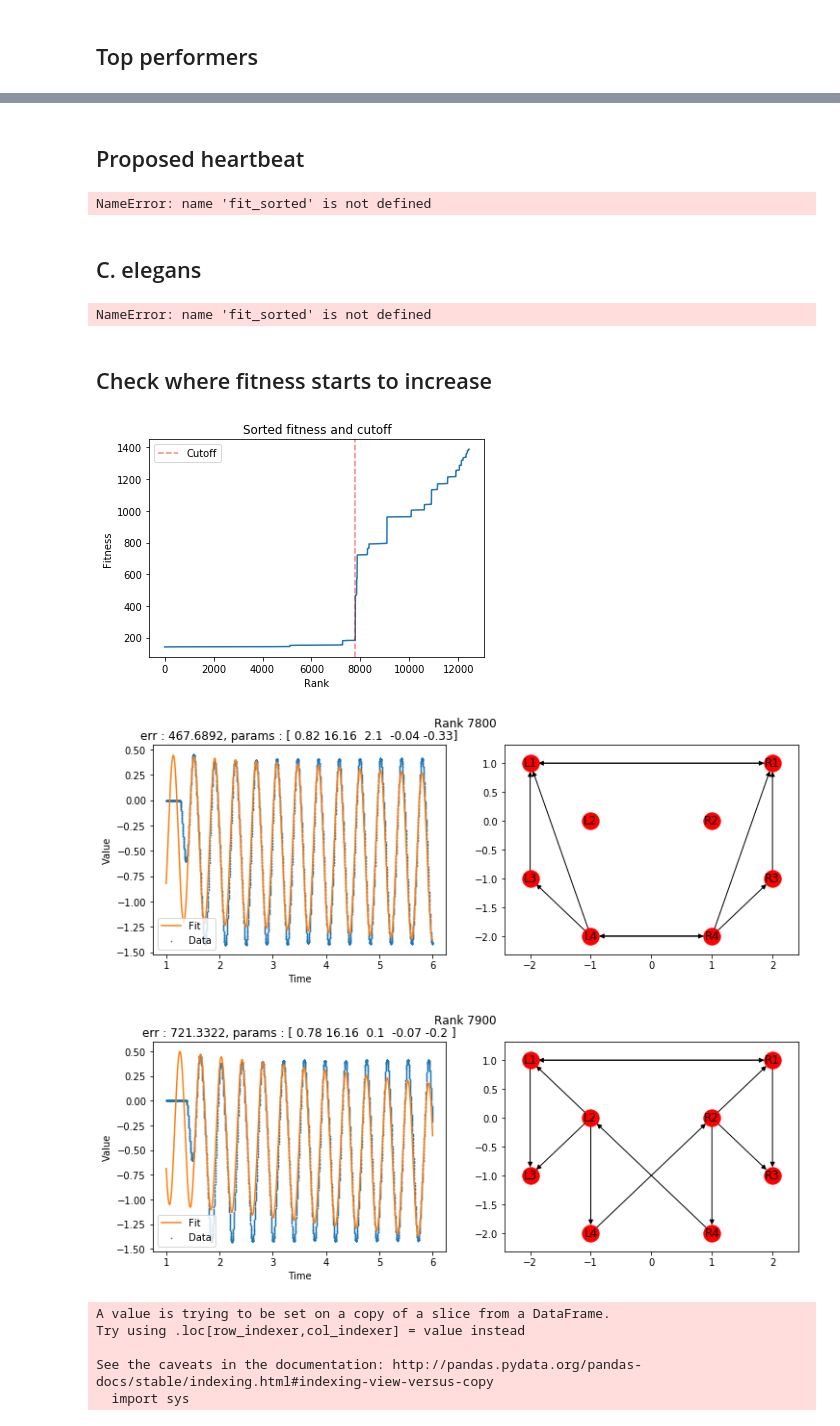
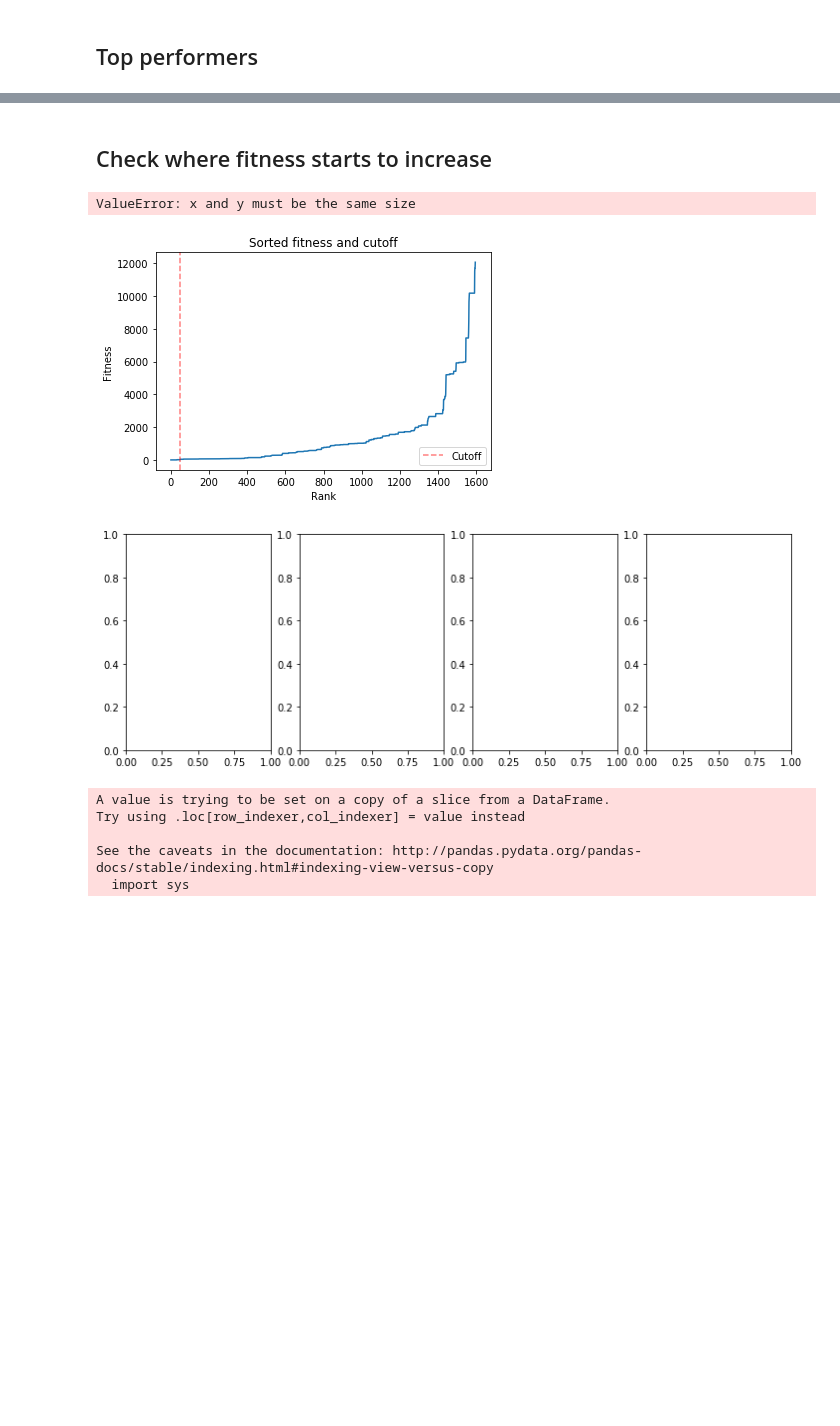
Before and after one commit to Raphtor/cpg_search, a Jupyter notebook: Motif_results_visualization_step2.ipynb, the cells around one changed output, grey strips where cells are left out. Drawn from its saved outputs; the diff is of its cells as text; code cells hidden in the pictures; blank space fills up the shorter version.

```diff
--- a/Motif_results_visualization_step2.ipynb
+++ b/Motif_results_visualization_step2.ipynb
@@ -148,8 +89,8 @@ def process_fn(top,fn, tslc=slice(1000,None)):
 # %% [markdown]
 ## Data load
 # %%
-raw_df = pd.read_pickle('sin_fit_results_df_s2.pkl')
-datapath = './data_s2_s0'
+raw_df = pd.read_pickle('sin_fit_results_df_s2_f_sc-1.pkl')
+datapath = './data_s2_s0_f_sc-1'
 raw_df['fitness'] = -np.inf
 raw_df['phase_diff'] = -np.inf
 gtslc = slice(3000,4000)
@@ -165,10 +118,12 @@ m2 params: (0.8779139227732116, 16.156507214769405, 9.630646932093875, 0.5029699
 # %%
 # Filter out small amplitude waves -- usually means that there was no output
 df = raw_df.copy()
-# df = df.query("abs(a1) >= 1e-2 & abs(a2) >= 1e-2")
+df['phase_diff'] = df.apply(get_phase_diff,axis=1)
+df = df.query("abs(a1) >= 1e-2 & abs(a2) >= 1e-2")
 # Filter out super low frequency waves -- usually bad fit
 # df = df.query("b1 > 2 & b2 > 2")
 # We want the phase difference to be significant
 # df = df.query("abs(c1 - c2) > 1")
+df = df.query("phase_diff > 0.3")
 len(df)
 # %% [output]
@@ -176,13 +131,20 @@ len(df)
 # %% [markdown]
 ## Evaluate fitness function on parameters and error
 # %%
-target_phase = 0
+target_phase = np.pi/6
 print('target_phase : {}'.format(target_phase))
 def get_phase_diff(r):
-    phase = (r.c1 - r.c2) % (np.pi*2)
+    phase = (r.c1 - r.c2) % (np.pi/2)
     return phase
 def get_phase_fitness(r):
 
     fitness = np.abs(r.phase_diff-target_phase)
     return fitness
+def get_phase_err_fitness(r):
+    phase_err = get_phase_fitness(r)
+    err = r.err1 + r.err2
+    a = 0.5
+    b = 10
+    fitness = a*err + b*phase_err
+    return fitness
 # %% [output]
@@ -191,7 +153,8 @@ target_phase : 0
 # df['fitness'] = df.apply(lambda r: r.err, axis=1)
 # df['fitness'] = df.apply(lambda r: r.a, axis=1)
 # df['fitness'] = df['err']
-df['phase_diff'] = df.apply(get_phase_diff,axis=1)
-df['fitness'] = df.apply(get_phase_fitness , axis=1)
+
+# df['fitness'] = df.apply(get_phase_fitness , axis=1)
+df['fitness'] = df.apply(get_phase_err_fitness , axis=1)
 # %%
 fit_sorted = df.sort_values(by='fitness')
@@ -250,64 +197,20 @@ process_fn(fit_sorted,fn)
-# %% [markdown]
-## Proposed heartbeat
-# %%
-mm = np.array(
-[
-    [0,1,0,0],
-    [0,0,0,0],
-    [0,0,0,0],
-    [0,0,0,0]
-])
-lr = np.array(
-[
-    [1,0,0,0],
-    [0,0,0,0],
-    [0,0,0,0],
-    [0,0,0,0]
-])
-
-fn = make_hash((mm,lr)) + '.pkl'
-process_fn(fit_sorted,fn)
-# %% [output]
-NameError: name 'fit_sorted' is not defined
-# %% [markdown]
-## C. elegans
-# %%
-mm = np.array(
-[
-    [0,1,1,0],
-    [0,0,0,0],
-    [0,1,0,0],
-    [0,0,0,0]
-])
-lr = np.array(
-[
-    [0,0,1,0],
-    [0,0,0,0],
-    [0,0,0,0],
-    [0,0,0,0]
-])
-
-fn = make_hash((mm,lr)) + '.pkl'
-process_fn(fit_sorted,fn)
-# %% [output]
-NameError: name 'fit_sorted' is not defined
 # %% [markdown]
 ## Check where fitness starts to increase
 # %%
 fig, ax = plt.subplots()
 ax.plot(fit_sorted['fitness'].to_numpy())
-ebreak_idx = 7800
+ebreak_idx = 50
 l = ax.axvline(ebreak_idx, ls='--', color='r', alpha=0.5)
 ax.set_xlabel('Rank')
 ax.set_ylabel('Fitness')
 ax.legend([l],['Cutoff'])
 ax.title.set_text('Sorted fitness and cutoff')
 process_fn(fit_sorted,fit_sorted.iloc[ebreak_idx].name)
 process_fn(fit_sorted,fit_sorted.iloc[ebreak_idx+100].name)
 # %% [output]
+ValueError: x and y must be the same size
-[figure, old version]
+[figure, new version]
-[figure, old version]
+[figure, new version]
-[figure, removed]
 # %%
 top_n = 100
 top = fit_sorted.head(top_n)
```
Also changed, not shown: parts of 13 cells of this notebook, 12 other files.
